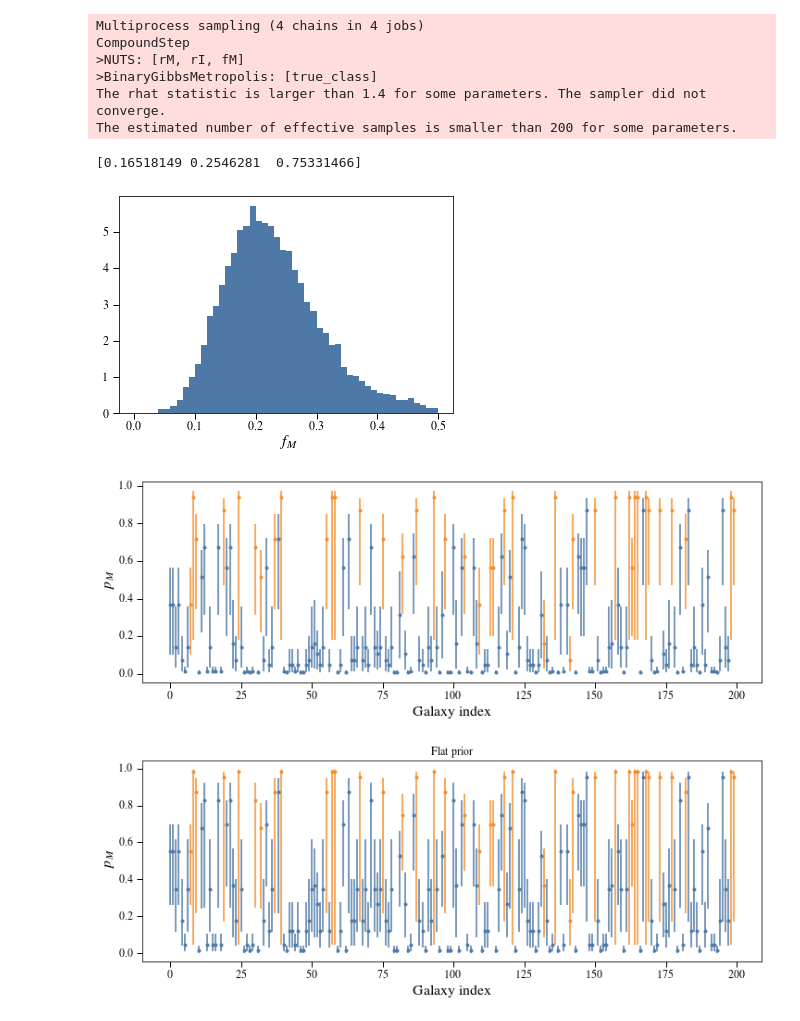
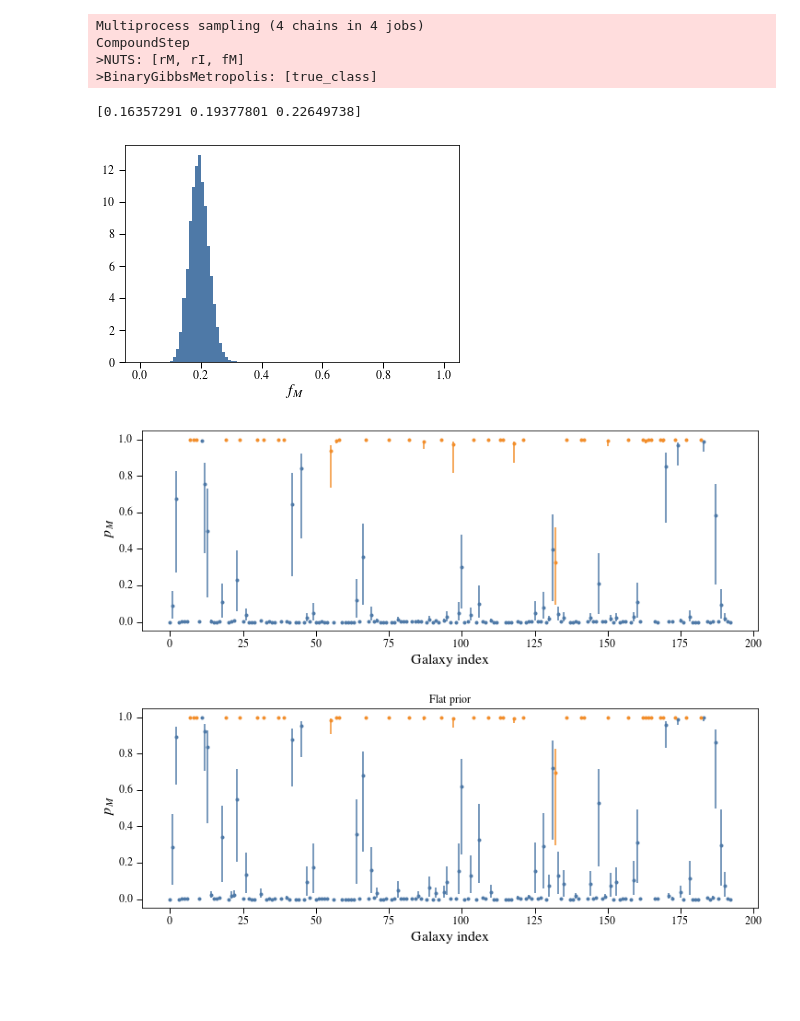
Before and after one commit to dncnwtts/merger_classification, a Jupyter notebook: pymc_model.ipynb, the cells around one changed output. Saved outputs shown, nothing was run; the diff lists cells and outputs as text; code cells hidden in the pictures; blank space fills up the shorter version.

```diff
--- a/pymc_model.ipynb
+++ b/pymc_model.ipynb
@@ -97,13 +98,13 @@ def make_obs(n_cfers=2, seed=0, f_M_true=0.2, f_M_train=0.5, n_obj=200, n_train=
     true_train, obs_train, true_samp_train = make_sample(n_train, f_M_train, r_Ms, r_Is, seed=123)
     return obs, true, obs_train, true_train, true_samp
 
-def analyze_sample(obs, obs_train, true_train, true_samp):
+def analyze_sim_sample(obs, obs_train, true_train, true_samp):
 
     f_Ms, r_Is, r_Ms, classif = get_chains(obs, obs_train, true_train)
 
     plt.figure()
 
-    plt.hist(f_Ms, bins=np.linspace(0,0.5,51), density=True)
+    plt.hist(f_Ms, bins=np.linspace(0,1,101), density=True)
     plt.xlabel(r'$f_M$')
     print(np.percentile(f_Ms, [16, 50, 84]))
     n_cfers, n_obj = obs.shape
@@ -133,14 +134,15 @@ def analyze_sample(obs, obs_train, true_train, true_samp):
                     den_I *= (1-r_Ms[k,i])
             p_Ms.append(num*f_Ms[k]/(den_M*f_Ms[k]+den_I*(1-f_Ms[k])))
     p_Ms = np.array(p_Ms)
-    p_Ms = p_Ms.reshape(-1, 200)
+    p_Ms = p_Ms.reshape(-1, n_obj)
 
+    inds = ()
     plt.figure(figsize=(12,4))
     yll, mu, yul = np.percentile(p_Ms, [16,50,68], axis=0)
     inds = (true_samp == 0)
-    plt.errorbar(np.arange(200)[inds], mu[inds], yerr=[mu[inds]-yll[inds], yul[inds]-mu[inds]], fmt='.')
+    plt.errorbar(np.arange(n_obj)[inds], mu[inds], yerr=[mu[inds]-yll[inds], yul[inds]-mu[inds]], fmt='.')
     inds = (true_samp == 1)
-    plt.errorbar(np.arange(200)[inds], mu[inds], yerr=[mu[inds]-yll[inds], yul[inds]-mu[inds]], fmt='.')
+    plt.errorbar(np.arange(n_obj)[inds], mu[inds], yerr=[mu[inds]-yll[inds], yul[inds]-mu[inds]], fmt='.')
     plt.xlabel('Galaxy index')
     plt.ylabel(r'$p_M$')
 
@@ -162,15 +164,15 @@ def analyze_sample(obs, obs_train, true_train, true_samp):
                     den_I *= (1-r_Ms[k,i])
             p_Ms.append(num/(den_M+den_I))
     p_Ms = np.array(p_Ms)
-    p_Ms = p_Ms.reshape(-1, 200)
+    p_Ms = p_Ms.reshape(-1, n_obj)
 
     plt.figure(figsize=(12,4))
     yll, mu, yul = np.percentile(p_Ms, [16,50,68], axis=0)
     inds = (true_samp == 0)
-    plt.errorbar(np.arange(200)[inds], mu[inds], yerr=[mu[inds]-yll[inds], yul[inds]-mu[inds]], fmt='.')
+    plt.errorbar(np.arange(n_obj)[inds], mu[inds], yerr=[mu[inds]-yll[inds], yul[inds]-mu[inds]], fmt='.')
     inds = (true_samp == 1)
-    plt.errorbar(np.arange(200)[inds], mu[inds], yerr=[mu[inds]-yll[inds], yul[inds]-mu[inds]], fmt='.')
+    plt.errorbar(np.arange(n_obj)[inds], mu[inds], yerr=[mu[inds]-yll[inds], yul[inds]-mu[inds]], fmt='.')
     plt.xlabel('Galaxy index')
     plt.ylabel(r'$p_M$')
     plt.title('Flat prior')
-    return
+    return f_Ms, r_Is, r_Ms, classif
@@ -179,13 +252,19 @@ obs, true, obs_train, true_train, true_samp = make_obs(n_cfers=32)
+# %%
+obs, true, obs_train, true_train, true_samp = make_obs(n_cfers=14, n_obj=193, n_train=41)
+# Here we are simulating a fake set of observations
+# First, there are the true sets of observation, obs.
+# Second, there is the true total number of mergers, true. Should not be used for analysis.
+# Third, obs_train, the observations of the mock galaxies.
+# Fourth, true_train, the true total number of mergers in the training sample
+# Finally, there is true_samp, the actual set of mergers in the real sample.
 # %%
-analyze_sample(obs[:4], obs_train[:4], true_train, true_samp)
+f_Ms, r_Is, r_Ms, classif = analyze_sim_sample(obs, obs_train, true_train, true_samp)
 # %% [output]
 Multiprocess sampling (4 chains in 4 jobs)
 CompoundStep
 >NUTS: [rM, rI, fM]
 >BinaryGibbsMetropolis: [true_class]
-The rhat statistic is larger than 1.4 for some parameters. The sampler did not converge.
-The estimated number of effective samples is smaller than 200 for some parameters.
-[0.16518149 0.2546281  0.75331466]
+[0.16357291 0.19377801 0.22649738]
-[figure, old version]
+[figure, new version]
-[figure, old version]
+[figure, new version]
-[figure, old version]
+[figure, new version]
```
Also changed, not shown: parts of 13 cells of this notebook, 1 other file.
